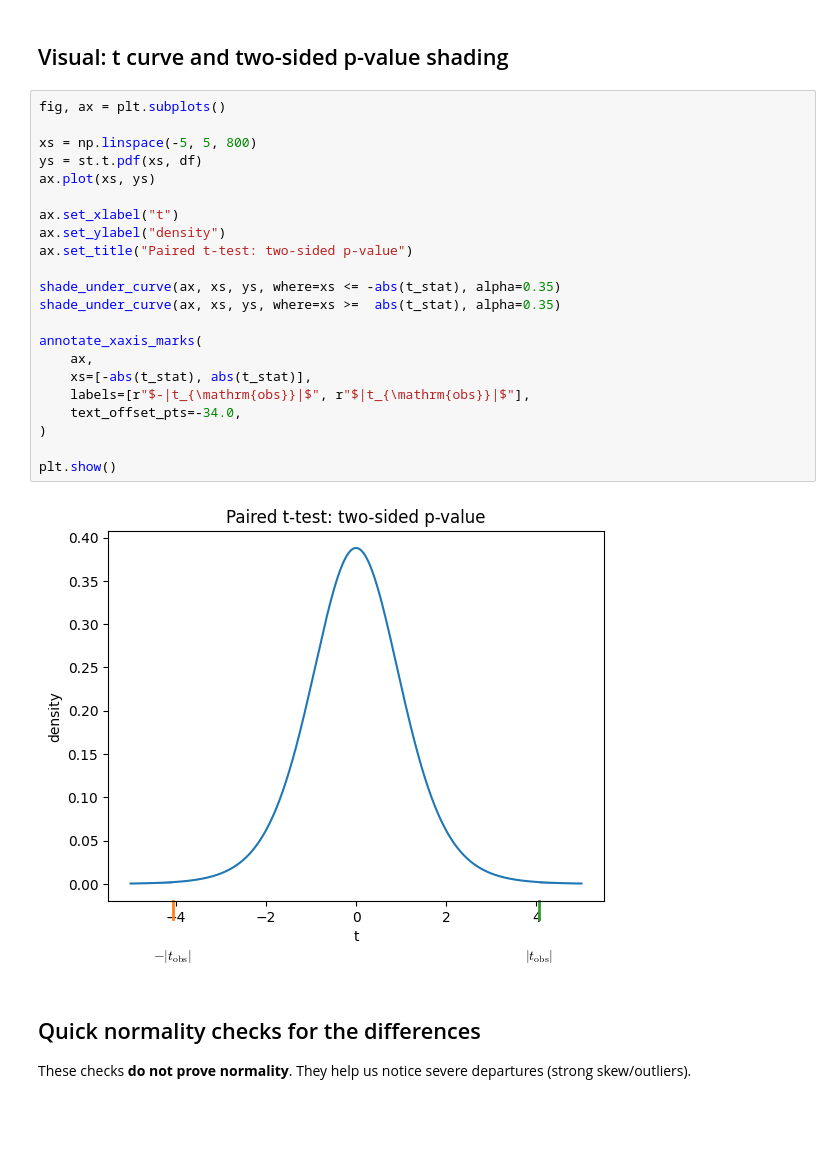
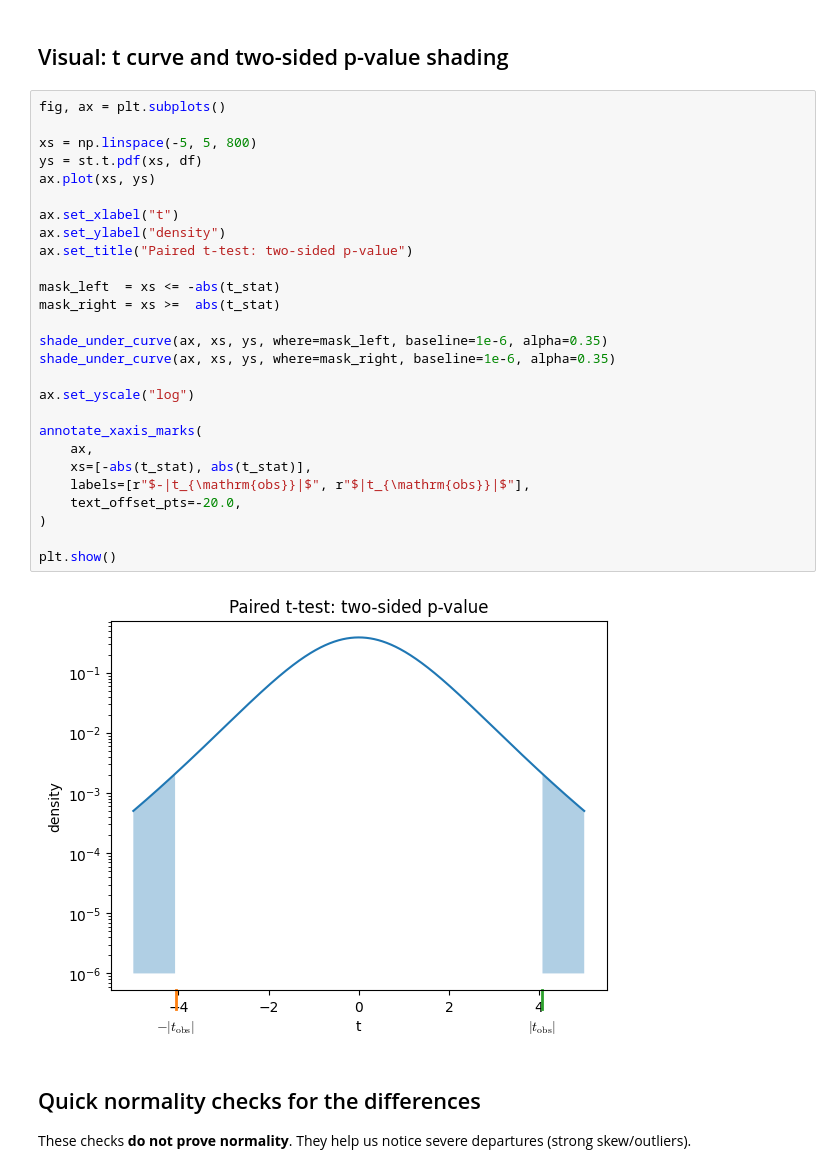
Before and after one commit to fjhickernell/HIckernellClassLib, a Jupyter notebook: classlib/notebooks/matched_pairs_sleep_study.ipynb, the cells around one changed output. Cells and saved outputs as stored; diff of their text form; blank space fills up the shorter version.

```diff
--- a/classlib/notebooks/matched_pairs_sleep_study.ipynb
+++ b/classlib/notebooks/matched_pairs_sleep_study.ipynb
@@ -205,27 +205,32 @@ TtestResult(statistic=np.float64(4.062127683382037), pvalue=np.float64(0.0028328
 # %%
 fig, ax = plt.subplots()
 
 xs = np.linspace(-5, 5, 800)
 ys = st.t.pdf(xs, df)
 ax.plot(xs, ys)
 
 ax.set_xlabel("t")
 ax.set_ylabel("density")
 ax.set_title("Paired t-test: two-sided p-value")
 
-shade_under_curve(ax, xs, ys, where=xs <= -abs(t_stat), alpha=0.35)
-shade_under_curve(ax, xs, ys, where=xs >=  abs(t_stat), alpha=0.35)
+mask_left  = xs <= -abs(t_stat)
+mask_right = xs >=  abs(t_stat)
+
+shade_under_curve(ax, xs, ys, where=mask_left, baseline=1e-6, alpha=0.35)
+shade_under_curve(ax, xs, ys, where=mask_right, baseline=1e-6, alpha=0.35)
+
+ax.set_yscale("log")
 
 annotate_xaxis_marks(
     ax,
     xs=[-abs(t_stat), abs(t_stat)],
     labels=[r"$-|t_{\mathrm{obs}}|$", r"$|t_{\mathrm{obs}}|$"],
-    text_offset_pts=-34.0,
+    text_offset_pts=-20.0,
 )
 
 plt.show()
 # %% [output]
-[figure, old version]
+[figure, new version]
 # %% [markdown]
 ## Quick normality checks for the differences
 
```
Also changed, not shown: parts of 5 cells of this notebook.
